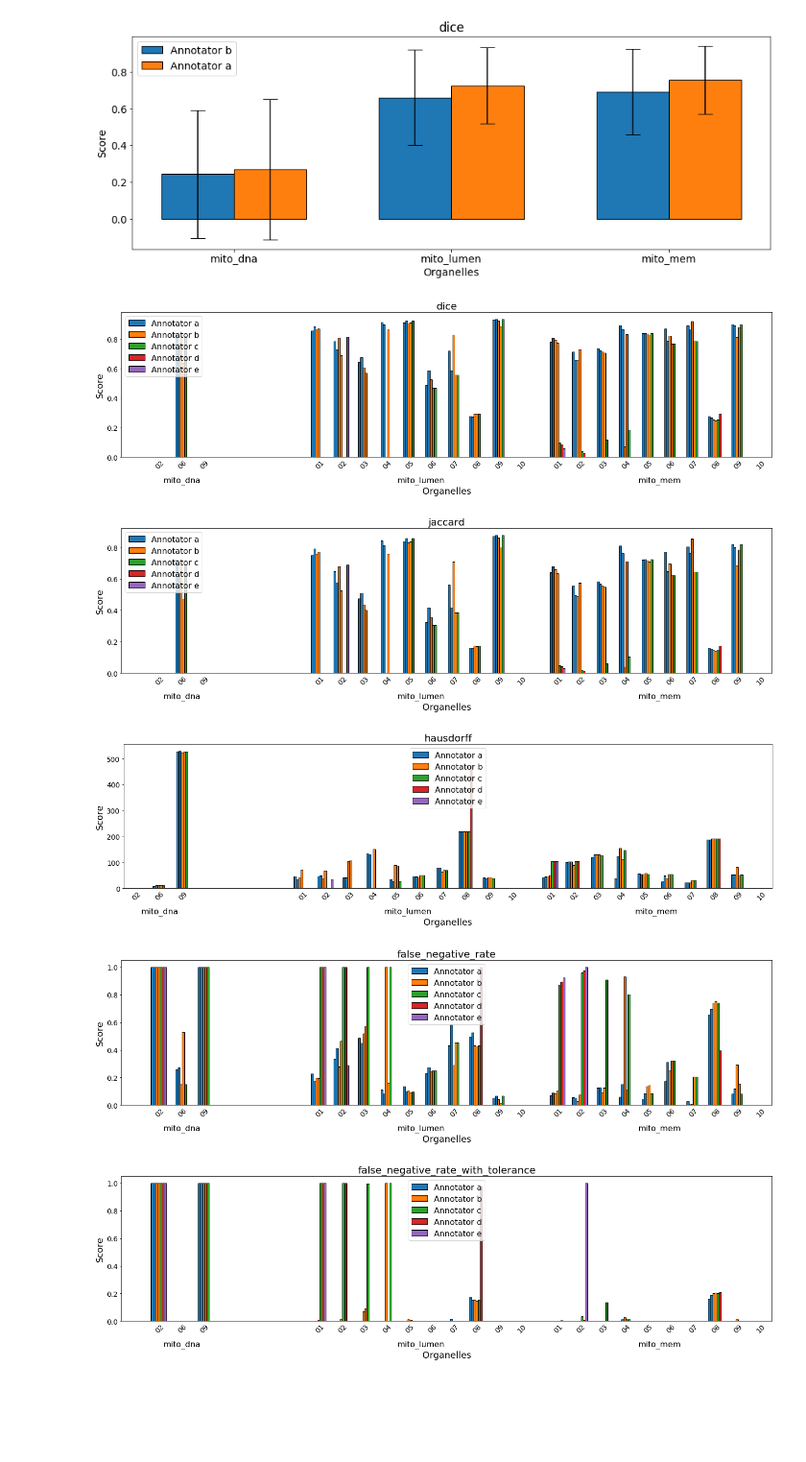
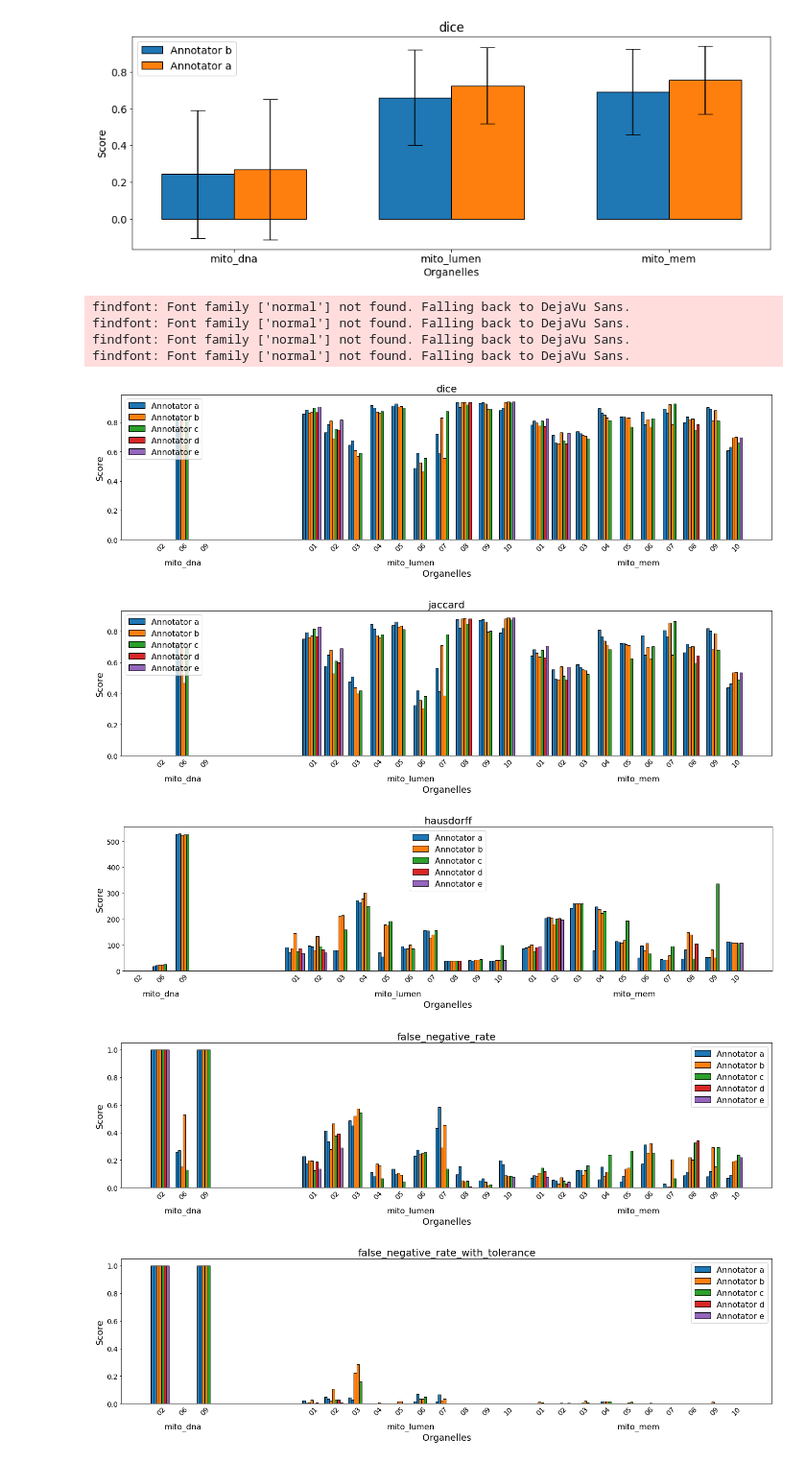
Before and after one commit to davidackerman/CNNectome, a Jupyter notebook: test.ipynb, the cells around one changed output. Shown: that part at 96% size. Drawn from its saved outputs; the diff is of its cells as text; code cells hidden in the pictures; blank space fills up the shorter version.

```diff
--- a/test.ipynb
+++ b/test.ipynb
@@ -189,7 +351,7 @@ scores = df[score_name].tolist()
 scores_dict = {}
 
 for idx,current_trial in enumerate(trials):
-    annotator = current_trial[-1]
+    annotator = current_trial.split("_")[-1]
     if annotator not in scores_dict:
         scores_dict[annotator] = {}
 
@@ -249,16 +411,21 @@ for score_name in score_names:
     all_annotators = set()
     max_crops_per_organelle = 0
     max_scores_per_crop_per_annotator = 0
+    max_scores_per_crop = 0
     for organelle in scores_dict.keys():
         scores_per_organelle = 0
         crops_per_organelle = 0
         for crop in scores_dict[organelle].keys():
             crops_per_organelle+=1
+            scores_per_crop = 0
             for annotator,scores in scores_dict[organelle][crop].items():
                 all_annotators.add(annotator)
                 scores_per_crop_per_annotator=len(scores)
+                scores_per_crop += scores_per_crop_per_annotator
                 if scores_per_crop_per_annotator>max_scores_per_crop_per_annotator:
                     max_scores_per_crop_per_annotator = scores_per_crop_per_annotator
+            if scores_per_crop>max_scores_per_crop:
+                max_scores_per_crop = scores_per_crop
 
         if crops_per_organelle>max_crops_per_organelle:
             max_crops_per_organelle = crops_per_organelle
@@ -266,9 +433,9 @@ for score_name in score_names:
     num_annotators = len(all_annotators)
     organelle_width = 1.5
     organelle_gap = 0.1
-    crop_gap = 0.005
+    crop_gap = 0.025
     crop_width = (organelle_width-(max_crops_per_organelle-1)*crop_gap)/max_crops_per_organelle
-    width = crop_width/(num_annotators*max_scores_per_crop_per_annotator)
+    width = crop_width/max_scores_per_crop #(num_annotators*max_scores_per_crop_per_annotator)
 
     fig = plt.figure()
     ax = fig.add_axes([0,0,3,1])
@@ -291,36 +458,40 @@ for score_name in score_names:
             for annotator in scores_dict[organelle][crop].keys():
                 num_scores_for_crop += len(scores_dict[organelle][crop][annotator])
             annotator_start = centered_crop_start + crop_width/2 - num_scores_for_crop*width/2
             for annotator_idx,annotator in enumerate(scores_dict[organelle][crop].keys()):
                 if annotator not in X:
                     X[annotator] = []
                     Y[annotator] = []
                 scores = scores_dict[organelle][crop][annotator]
                 X[annotator].extend(annotator_start+width*np.arange(len(scores)))
                 annotator_start+=width*len(scores)
                 Y[annotator].extend(scores)
         organelle_start+=organelle_width+organelle_gap
     for annotator in X.keys():
         ax.bar(X[annotator], Y[annotator], width = width, edgecolor = "black",label=f"Annotator {annotator}")
 
     ax.legend(prop={'size':16})
     ax.set_title(score_name, size=20)
     ax.set_xlabel("Organelles",size=18)
     ax.set_ylabel("Score",size=18)
     ax.set_xticks(labels_x)
     ax.set_xticklabels(labels)
     # hide tick lines for x axis
     ax.tick_params(axis='x', which='both',length=0)
     for label in ax.get_xmajorticklabels():
         if '0' in label.get_text():
             label.set_rotation(45)
         else:
             label.set_fontsize(16)
-    plt.savefig(f'plots/{score_name}.png',bbox_inches='tight')
+    plt.savefig(f'/groups/cosem/cosem/ackermand/annotation_and_analytics/plots/{score_name}.png',bbox_inches='tight')
 #ax.set_xlim(0,6)
 # %% [output]
+findfont: Font family ['normal'] not found. Falling back to DejaVu Sans.
+findfont: Font family ['normal'] not found. Falling back to DejaVu Sans.
+findfont: Font family ['normal'] not found. Falling back to DejaVu Sans.
+findfont: Font family ['normal'] not found. Falling back to DejaVu Sans.
-[figure, old version]
+[figure, new version]
-[figure, old version]
+[figure, new version]
-[figure, old version]
+[figure, new version]
-[figure, old version]
+[figure, new version]
-[figure, old version]
+[figure, new version]
```
Also changed, not shown: parts of 5 cells of this notebook.
